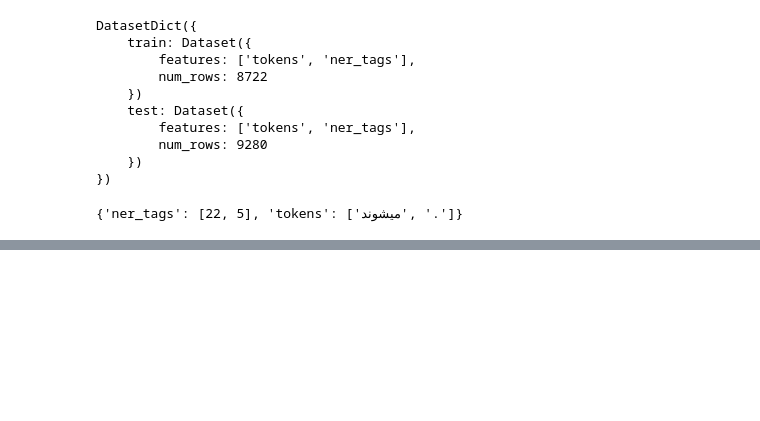
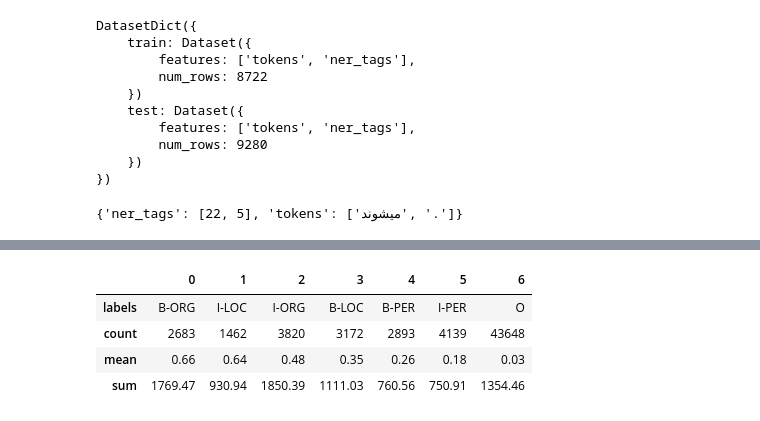
Before and after one commit to ZahraDehghani99/Natural-Language-Processing, a Jupyter notebook: HW6/NER_with_Transformers.ipynb, the cells around one changed output, grey strips where cells are left out. Cells and saved outputs as stored; diff of their text form; code cells hidden in the pictures; blank space fills up the shorter version.

```diff
--- a/HW6/NER_with_Transformers.ipynb
+++ b/HW6/NER_with_Transformers.ipynb
@@ -495,0 +841,16 @@ dataset['train'][0]
+# %%
+(
+    df_tokens.groupby("labels")[["loss"]]
+    .agg(["count", "mean", "sum"])
+    .droplevel(level=0, axis=1)
+    .sort_values(by="mean", ascending=False)
+    .reset_index()
+    .round(2)
+    .T
+)
+# %% [output]
+|  | 0 | 1 | 2 | 3 | 4 | 5 | 6 |
+| labels | B-ORG | I-LOC | I-ORG | B-LOC | B-PER | I-PER | O |
+| count | 2683 | 1462 | 3820 | 3172 | 2893 | 4139 | 43648 |
+| mean | 0.66 | 0.64 | 0.48 | 0.35 | 0.26 | 0.18 | 0.03 |
+| sum | 1769.47 | 930.94 | 1850.39 | 1111.03 | 760.56 | 750.91 | 1354.46 |
```
Also changed, not shown: parts of 86 cells of this notebook.
